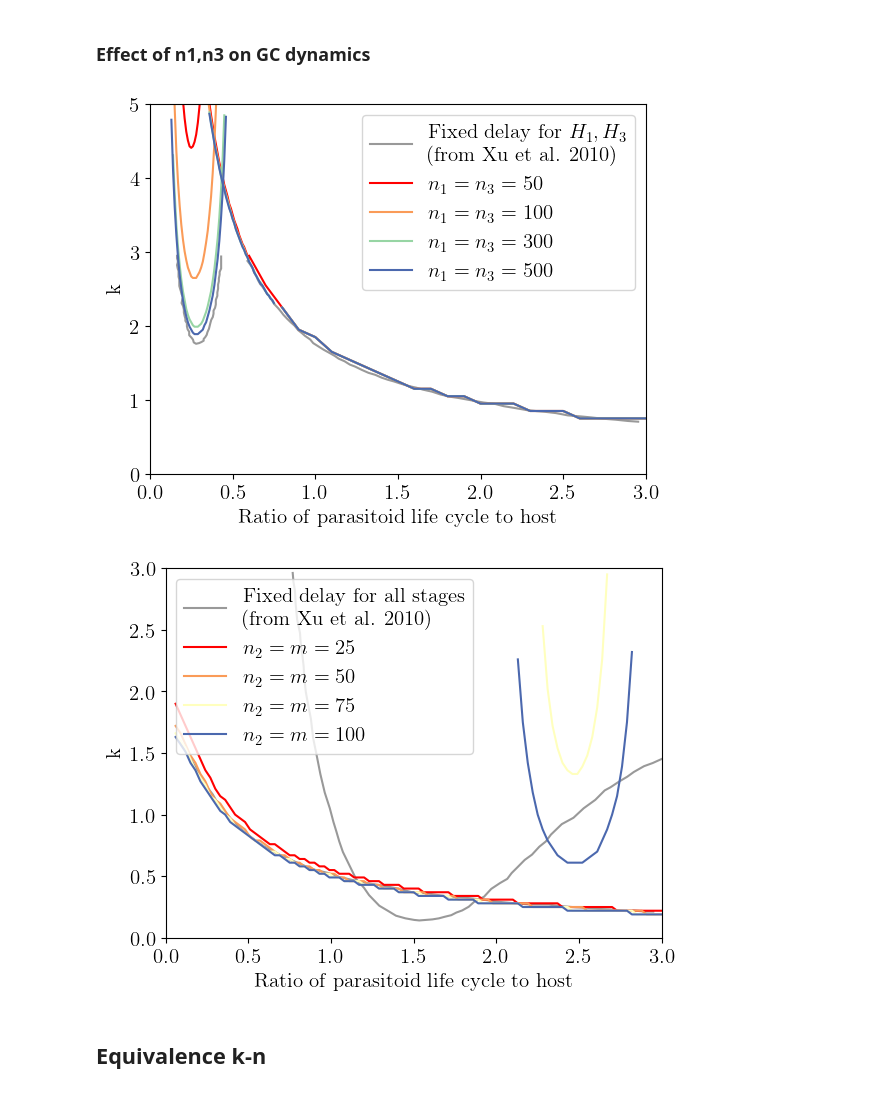
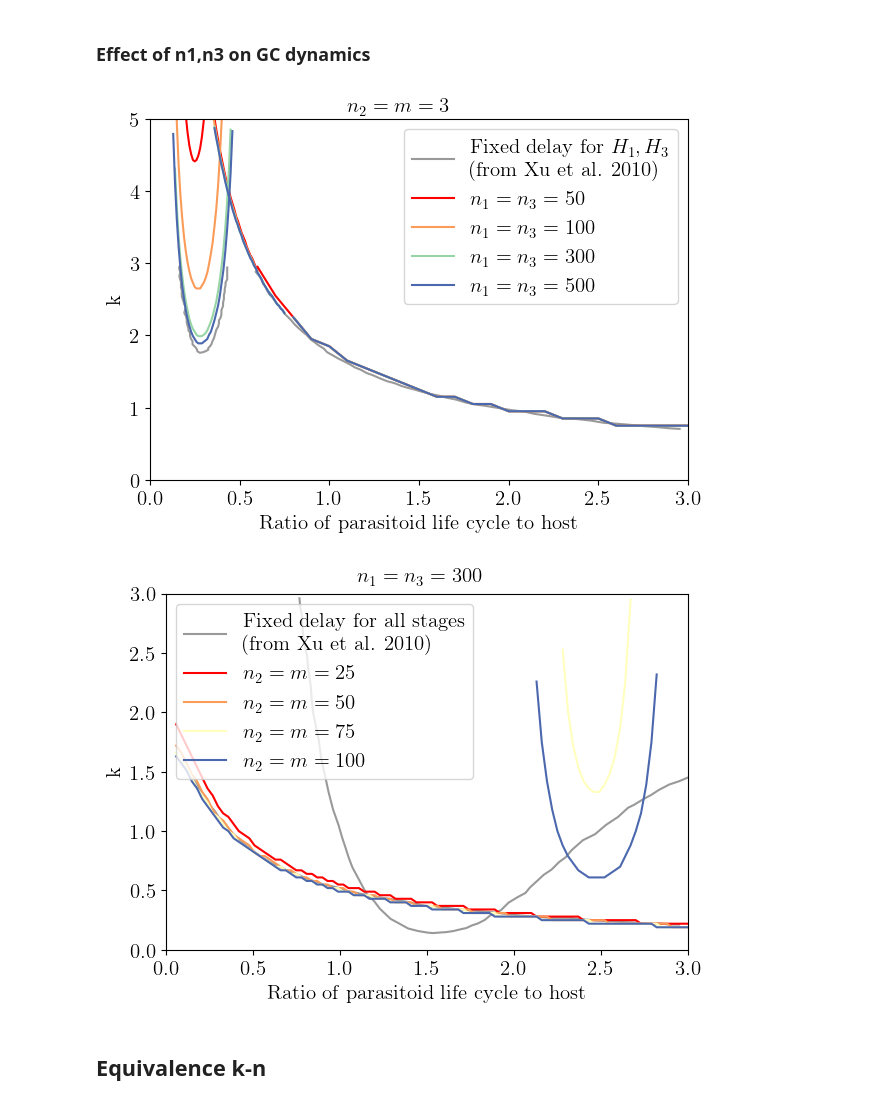
Before and after one commit to mdri00/Internship_2025_LCT, a Jupyter notebook: model_host_parasitoid/notebooks/Mathematica_data_analysis.ipynb, the cells around one changed output. Drawn from its saved outputs; the diff is of its cells as text; code cells hidden in the pictures.

```diff
--- a/model_host_parasitoid/notebooks/Mathematica_data_analysis.ipynb
+++ b/model_host_parasitoid/notebooks/Mathematica_data_analysis.ipynb
@@ -773,36 +935,36 @@ t_vals, k_vals, GridVPs = extractVPs_Godfray(path = path_folder3b / csv_file_dat
 k_roots0 = find_k_roots(t_vals, k_vals, GridVPs, 0)
 k_roots1 = find_k_roots(t_vals, k_vals, GridVPs, 1)
 plt.plot(t_vals, k_roots0, label=r"$n_1=n_3=300$", color = colors[15])
 plt.plot(t_vals, k_roots1, color = colors[15])
 
 
 
 #n1,n3 = 500
 t_vals, k_vals, GridVPs = extractVPs_Godfray(path = path_folder4a / csv_file_data, nb_of_VP = int(2))
 k_roots0 = find_k_roots(t_vals, k_vals, GridVPs, 0)
 k_roots1 = find_k_roots(t_vals, k_vals, GridVPs, 1)
 plt.plot(t_vals, k_roots0, color = colors[20])
 plt.plot(t_vals, k_roots1, color = colors[20])
 
 t_vals, k_vals, GridVPs = extractVPs_Godfray(path = path_folder4b / csv_file_data, nb_of_VP = int(2))
 k_roots0 = find_k_roots(t_vals, k_vals, GridVPs, 0)
 k_roots1 = find_k_roots(t_vals, k_vals, GridVPs, 1)
 plt.plot(t_vals, k_roots0, label=r"$n_1=n_3=500$", color = colors[20])
 plt.plot(t_vals, k_roots1, color = colors[20])
 
-
-
+plt.text(1.1,5.1, r"$n_2 = m = 3$")
 
 plt.legend()
 plt.xlabel("Ratio of parasitoid life cycle to host")
 plt.ylabel("k")
 plt.xlim(0,3)
 plt.ylim(0,5)
+plt.tight_layout()
 plt.savefig(FIG_DIR / "Godfray_effect-of-n1n3.pdf")
 plt.show()
 plt.close()
 # %% [output]
-[figure, old version]
+[figure, new version]
 # %%
 path_folder1 = rawDATA_DIR / "Godfray_VP_n1_300_n2_25_n3_300_m_25_other_Xu_parameters"
 path_folder2 = rawDATA_DIR / "Godfray_VP_n1_300_n2_50_n3_300_m_50_other_Xu_parameters"
@@ -870,17 +1032,20 @@ k_roots1 = find_k_roots(t_vals, k_vals, GridVPs, 1)
 plt.plot(t_vals, k_roots0, color = colors[20])
 plt.plot(t_vals, k_roots1, color = colors[20], label=r"$n_2=m=100$")
 
+plt.text(1.1,3.1, r"$n_1 = n_3 = 300$")
+
 
 plt.legend(loc = 'upper left')
 plt.xlabel("Ratio of parasitoid life cycle to host")
 plt.ylabel("k")
 plt.xlim(0,3)
 plt.ylim(0,3)
+plt.tight_layout()
 plt.savefig(FIG_DIR / "Godfray_effect-of-n2m.pdf")
 plt.show()
 plt.close()
 # %% [output]
-[figure, old version]
+[figure, new version]
 # %%
 # def find_k_roots(t_values, k_values, GridVPs, index_VP): # index_VP : ith VP
 #     k_roots = np.zeros(t_values.shape[0])
```
Also changed, not shown: parts of 4 cells of this notebook, 7 other files.
